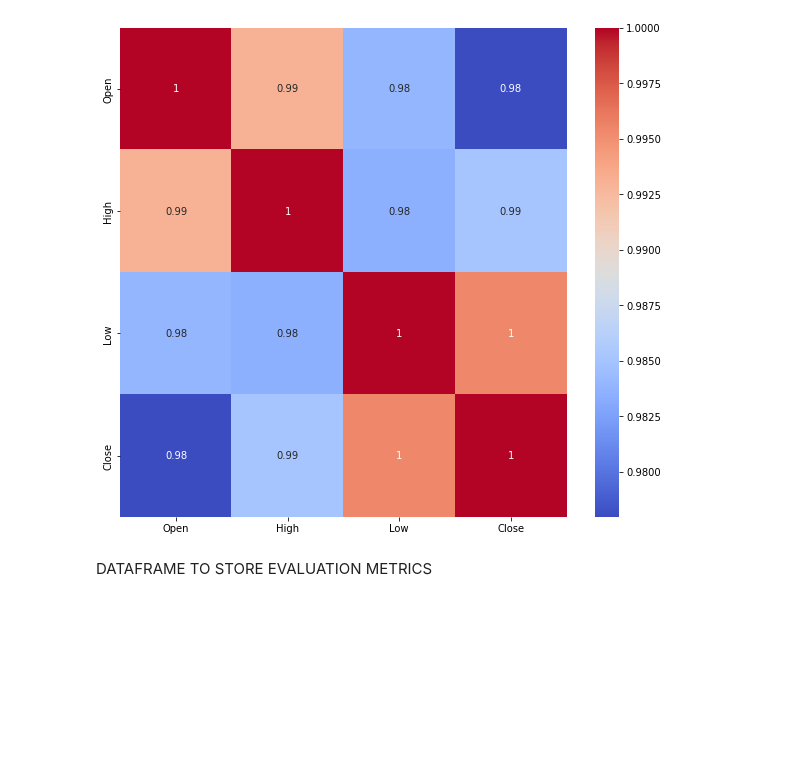
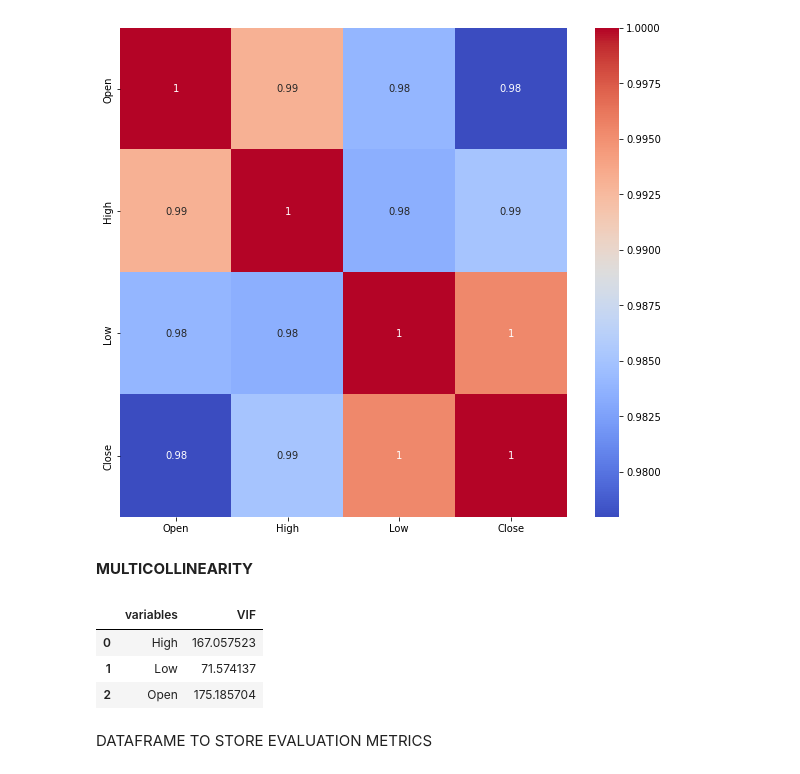
Before and after one commit to Biswajeet1995/Yes-Bank-stock-prediction, a Jupyter notebook: Copy_of_capstone_project_(Yes_Bank).ipynb, the cells around one changed output. Cells and saved outputs as stored; diff of their text form; code cells hidden in the pictures; blank space fills up the shorter version.

```diff
--- a/Copy_of_capstone_project_(Yes_Bank).ipynb
+++ b/Copy_of_capstone_project_(Yes_Bank).ipynb
@@ -188,6 +188,29 @@ sns.heatmap(df.corr(), annot = True, cmap='coolwarm')
 plt.show()
 # %% [output]
 [figure]
+# %% [markdown]
+
+**MULTICOLLINEARITY**
+# %%
+#Multicollinearity
+#VIF score
+
+def calc_vif(X):
+
+   # Calculating VIF
+   vif = pd.DataFrame()
+   vif["variables"] = X.columns
+   vif["VIF"] = [variance_inflation_factor(X.values, i) for i in range(X.shape[1])]
+
+   return(vif)
+# %%
+
+calc_vif(indep_var)
+# %% [output]
+|  | variables | VIF |
+| 0 | High | 167.057523 |
+| 1 | Low | 71.574137 |
+| 2 | Open | 175.185704 |
 # %% [markdown]
 DATAFRAME TO STORE EVALUATION METRICS
 # %%
```
Also changed, not shown: parts of 12 cells of this notebook.
